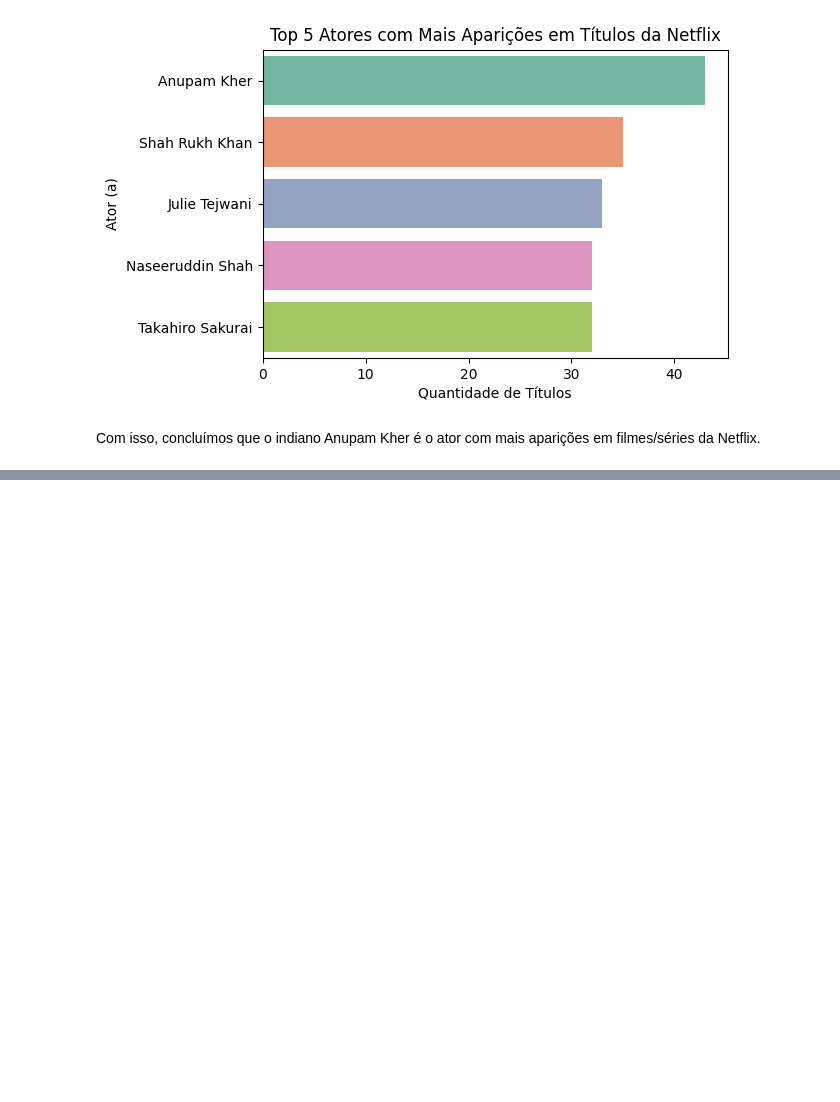
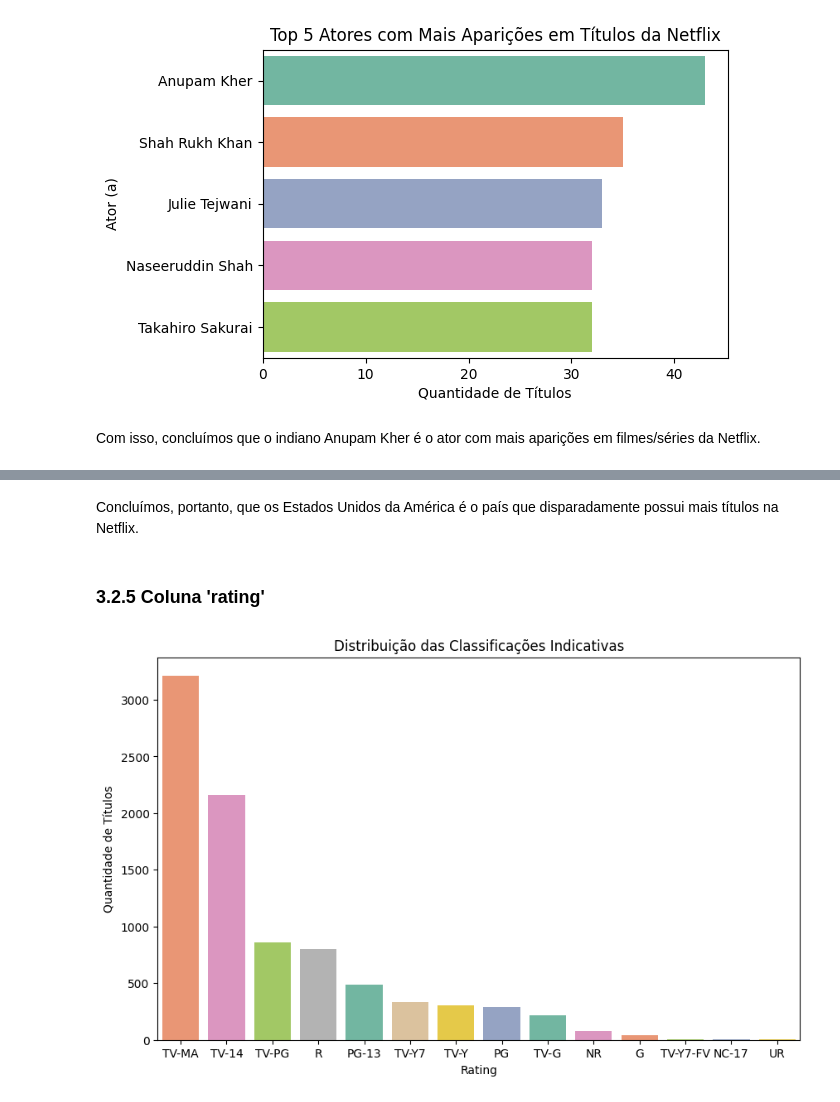
Before and after one commit to mendes078/Projeto_2025.2, a Jupyter notebook: Projeto - 2025.2/main.ipynb, the cells around one changed output, grey strips where cells are left out. Cells and saved outputs as stored; diff of their text form; code cells hidden in the pictures; blank space fills up the shorter version.

```diff
--- a/Projeto - 2025.2/main.ipynb
+++ b/Projeto - 2025.2/main.ipynb
@@ -418,0 +437,15 @@ Com isso, concluímos que o indiano Anupam Kher é o ator com mais aparições e
+# %% [markdown]
+Concluímos, portanto, que os Estados Unidos da América é o país que disparadamente possui mais títulos na Netflix.
+# %% [markdown]
+### 3.2.5 Coluna 'rating'
+# %%
+# Criando o gráfico da coluna 'rating':
+
+plt.figure(figsize = (10, 6))
+sns.countplot(data = df, x = 'rating', order = df['rating'].value_counts().index, hue = 'rating', palette = "Set2")
+plt.title("Distribuição das Classificações Indicativas")
+plt.xlabel("Rating")
+plt.ylabel("Quantidade de Títulos")
+plt.show()
+# %% [output]
+[figure, added]
```
Also changed, not shown: parts of 8 cells of this notebook.
